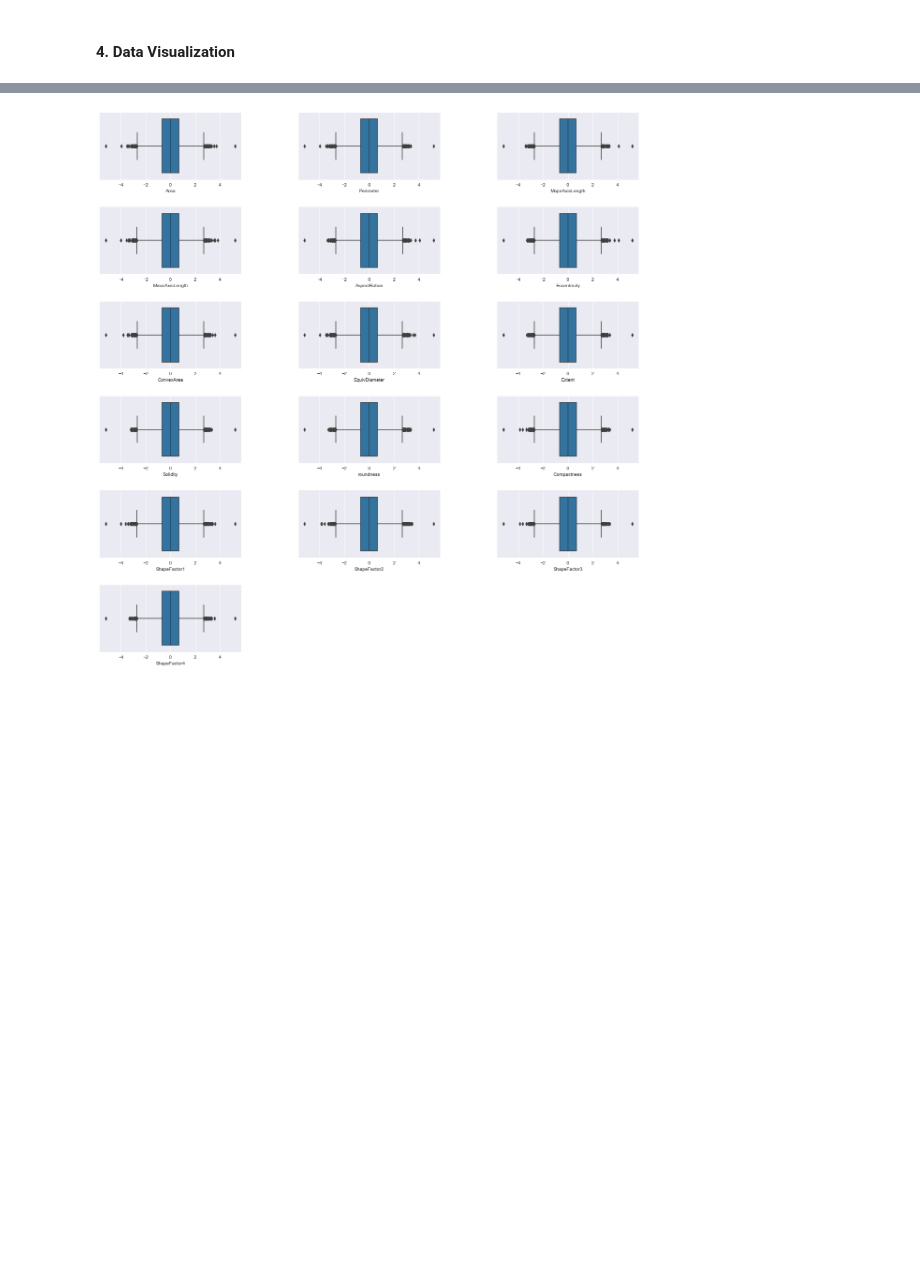
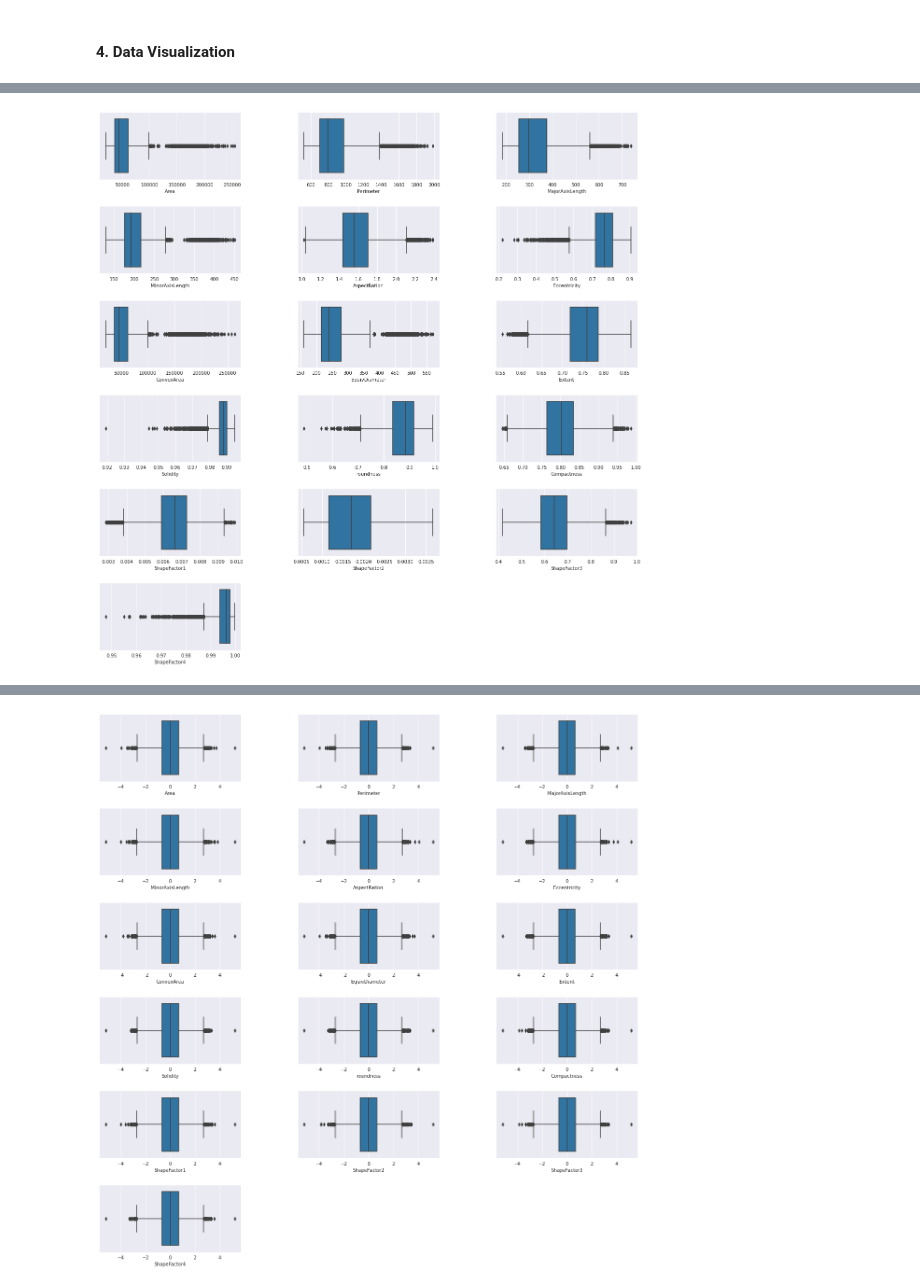
Before and after one commit to lauren-safwat/Dry-Beans-Classification, a Jupyter notebook: Dry_Beans_Classification.ipynb, the cells around one changed output, grey strips where cells are left out. Cells and saved outputs as stored; diff of their text form; code cells hidden in the pictures; blank space fills up the shorter version.

```diff
--- a/Dry_Beans_Classification.ipynb
+++ b/Dry_Beans_Classification.ipynb
@@ -115,0 +174,9 @@ X = data.drop('y', axis=1)
+# %%
+f, axs = plt.subplots(figsize=(20, 20))
+plt.subplots_adjust(left=0.1, bottom=0.1, right=0.9, top=0.9, wspace=0.4, hspace=0.4)
+
+for i, column in enumerate(X.columns, 1):
+  plt.subplot(6, 3, i)
+  sns.boxplot(train_data[column])
+# %% [output]
+[figure, added]
```
Also changed, not shown: parts of 53 cells of this notebook.
